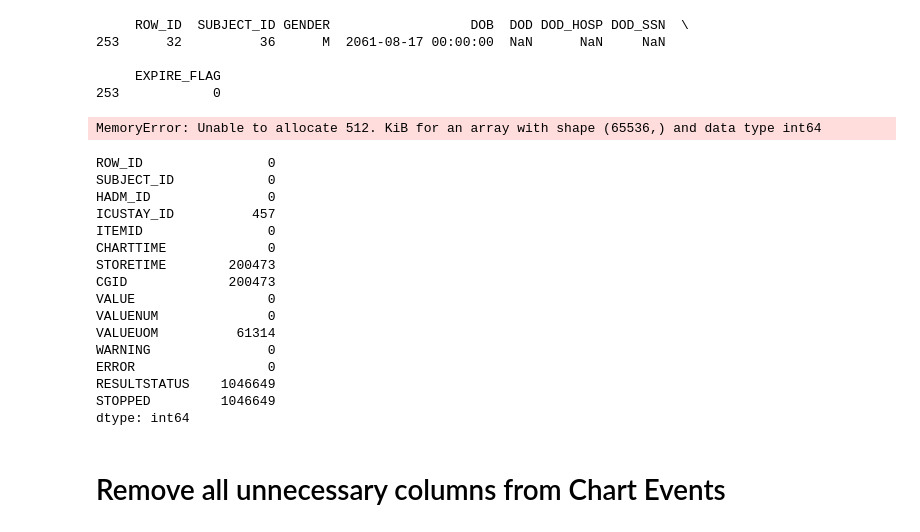
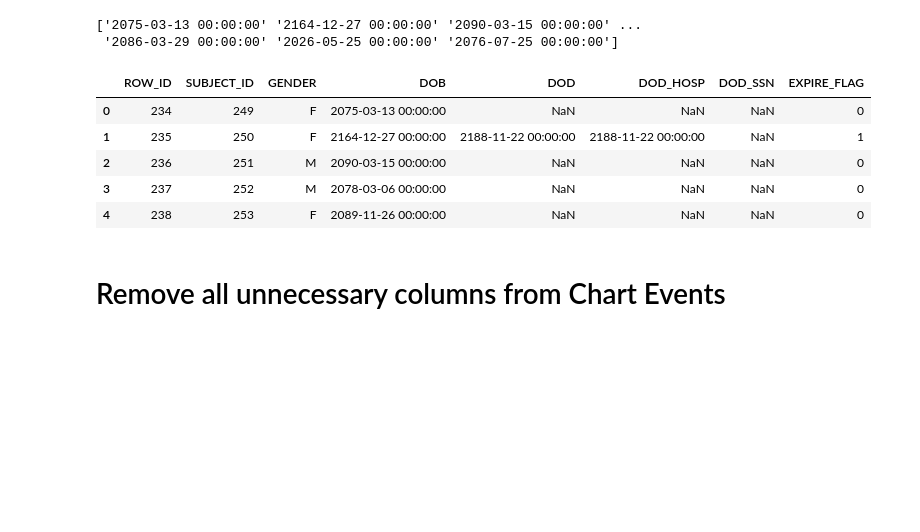
Before and after one commit to Amu19/conformalrnn1, a Jupyter notebook: utils/THESIS_NOTE.ipynb, the cells around one changed output. Drawn from its saved outputs; the diff is of its cells as text; code cells hidden in the pictures; blank space fills up the shorter version.

```diff
--- a/utils/THESIS_NOTE.ipynb
+++ b/utils/THESIS_NOTE.ipynb
@@ -22,19 +46,22 @@ print(query_admissions)
 # %%
 df_patients = pd.read_csv('C:/Users/Chicki/Desktop/Data/patients.csv')
-print(df_patients.query('SUBJECT_ID == 36'))
+#print(df_patients.query('SUBJECT_ID == 36'))
+print(df_patients['DOB'].unique())
 # %% [output]
-     ROW_ID  SUBJECT_ID GENDER                  DOB  DOD DOD_HOSP DOD_SSN  \
-253      32          36      M  2061-08-17 00:00:00  NaN      NaN     NaN
-
-     EXPIRE_FLAG
-253            0
+['2075-03-13 00:00:00' '2164-12-27 00:00:00' '2090-03-15 00:00:00' ...
+ '2086-03-29 00:00:00' '2026-05-25 00:00:00' '2076-07-25 00:00:00']
+# %%
+df_patients.head()
+# %% [output]
+|  | ROW_ID | SUBJECT_ID | GENDER | DOB | DOD | DOD_HOSP | DOD_SSN | EXPIRE_FLAG |
+| 0 | 234 | 249 | F | 2075-03-13 00:00:00 | NaN | NaN | NaN | 0 |
+| 1 | 235 | 250 | F | 2164-12-27 00:00:00 | 2188-11-22 00:00:00 | 2188-11-22 00:00:00 | NaN | 1 |
+| 2 | 236 | 251 | M | 2090-03-15 00:00:00 | NaN | NaN | NaN | 0 |
+| 3 | 237 | 252 | M | 2078-03-06 00:00:00 | NaN | NaN | NaN | 0 |
+| 4 | 238 | 253 | F | 2089-11-26 00:00:00 | NaN | NaN | NaN | 0 |
 # %%
 #df_icu_stays = pd.read_csv('C:/Users/Chicki/Desktop/Data/ICUSTAYS1.csv')
 #df_icu_stays.count()
 #print ((df_icu_stays.head(5)))
 #df_icu_stays.sort_values(by=['SUBJECT_ID']).head(20)
-df_chart_events = pd.read_csv('C:/Users/Chicki/Desktop/Data/CHARTEVENTS.csv')
-#print(df_chart_events.query('ITEMID == 3112').head())
-# %% [output]
-MemoryError: Unable to allocate 512. KiB for an array with shape (65536,) and data type int64
 # %%
@@ -61,26 +88,9 @@ df_chart_events1.count()
 # %%
 #print((df_chart_events1.query('ERROR == 1').count()))
 #print((df_chart_events1.query('WARNING == 1').tail()))
-df_chart_events1.isna().sum()
+#df_chart_events.isna().sum()
 #print(df_chart_events1['WARNING'].unique())
 #print(df_chart_events1['RESULTSTATUS'].unique())
-# %% [output]
-ROW_ID                0
-SUBJECT_ID            0
-HADM_ID               0
-ICUSTAY_ID          457
-ITEMID                0
-CHARTTIME             0
-STORETIME        200473
-CGID             200473
-VALUE                 0
-VALUENUM              0
-VALUEUOM          61314
-WARNING               0
-ERROR                 0
-RESULTSTATUS    1046649
-STOPPED         1046649
-dtype: int64
 # %% [markdown]
 # Remove all unnecessary columns from Chart Events
 # %%
```
Also changed, not shown: parts of 122 cells of this notebook, 1 other file.
